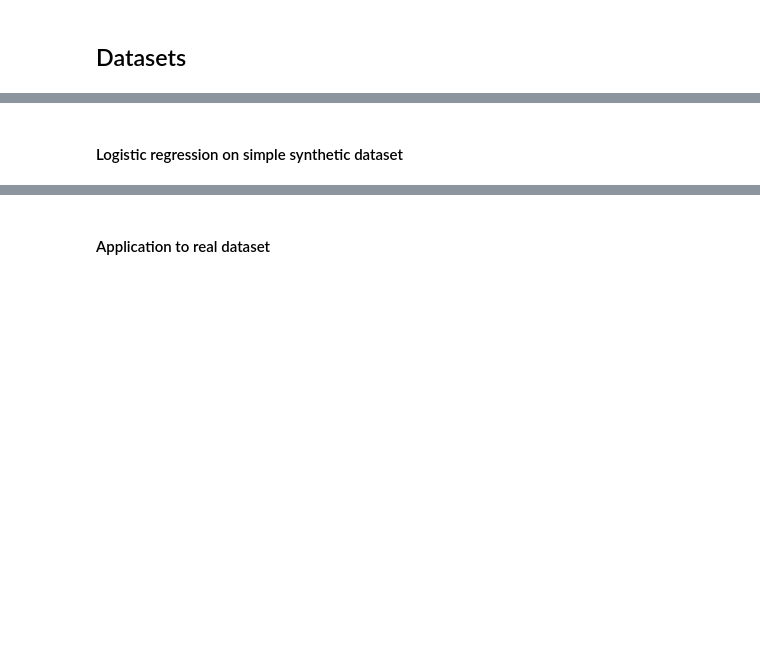
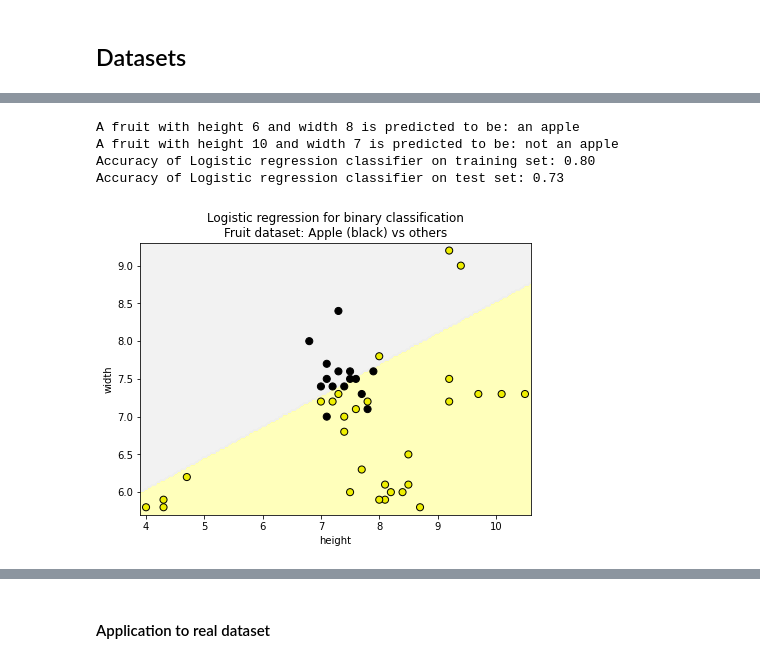
Before and after one commit to geocarvalho/python-ds, a Jupyter notebook: applied-data-science-with-python/applied_ml_in_python/week2_applied_ml_in_python.ipynb, the cells around one changed output, grey strips where cells are left out. Saved outputs shown, nothing was run; the diff lists cells and outputs as text; code cells hidden in the pictures; blank space fills up the shorter version.

```diff
--- a/applied-data-science-with-python/applied_ml_in_python/week2_applied_ml_in_python.ipynb
+++ b/applied-data-science-with-python/applied_ml_in_python/week2_applied_ml_in_python.ipynb
@@ -975,35 +998,38 @@ polynomial features up to degree 2 (quadratic)
 # %%
 from sklearn.linear_model import LogisticRegression
-# from adspy_shared_utilities import (plot_class_regions_for_classifier_subplot)
 
 fig, subaxes = plt.subplots(1, 1, figsize=(7, 5))
 y_fruits_apple = y_fruits_2d == 1   # make into a binary problem: apples vs everything else
 X_train, X_test, y_train, y_test = (
 train_test_split(X_fruits_2d.to_numpy(),
                 y_fruits_apple.to_numpy(),
                 random_state = 0))
 
 clf = LogisticRegression(C=100).fit(X_train, y_train)
-# plot_class_regions_for_classifier_subplot(clf, X_train, y_train, None,
-#                                          None, 'Logistic regression \
-# for binary classification\nFruit dataset: Apple vs others',
-#                                          subaxes)
+plot_class_regions_for_classifier_subplot(clf, X_train, y_train, None,
+                                         None, 'Logistic regression \
+for binary classification\nFruit dataset: Apple (black) vs others',
+                                         subaxes)
 
 h = 6
 w = 8
 print('A fruit with height {} and width {} is predicted to be: {}'
      .format(h,w, ['not an apple', 'an apple'][clf.predict([[h,w]])[0]]))
 
 h = 10
 w = 7
 print('A fruit with height {} and width {} is predicted to be: {}'
      .format(h,w, ['not an apple', 'an apple'][clf.predict([[h,w]])[0]]))
 subaxes.set_xlabel('height')
 subaxes.set_ylabel('width')
 
 print('Accuracy of Logistic regression classifier on training set: {:.2f}'
      .format(clf.score(X_train, y_train)))
 print('Accuracy of Logistic regression classifier on test set: {:.2f}'
      .format(clf.score(X_test, y_test)))
+# %% [output]
+A fruit with height 6 and width 8 is predicted to be: an apple
+A fruit with height 10 and width 7 is predicted to be: not an apple
+Accuracy of Logistic regression classifier on training set: 0.80
+Accuracy of Logistic regression classifier on test set: 0.73
+[figure, added]
-# %% [markdown]
-#### Logistic regression on simple synthetic dataset
```
Also changed, not shown: parts of 43 cells of this notebook.
